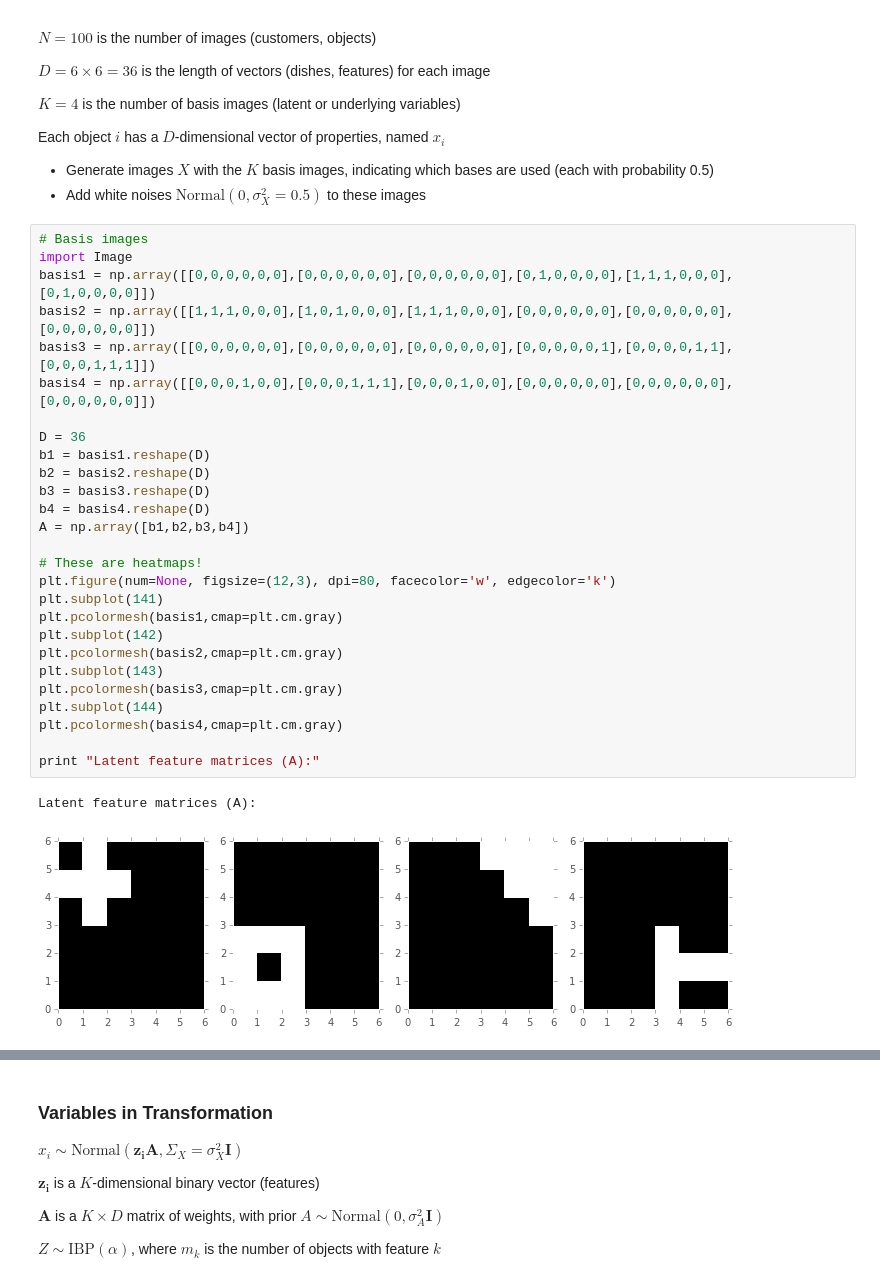
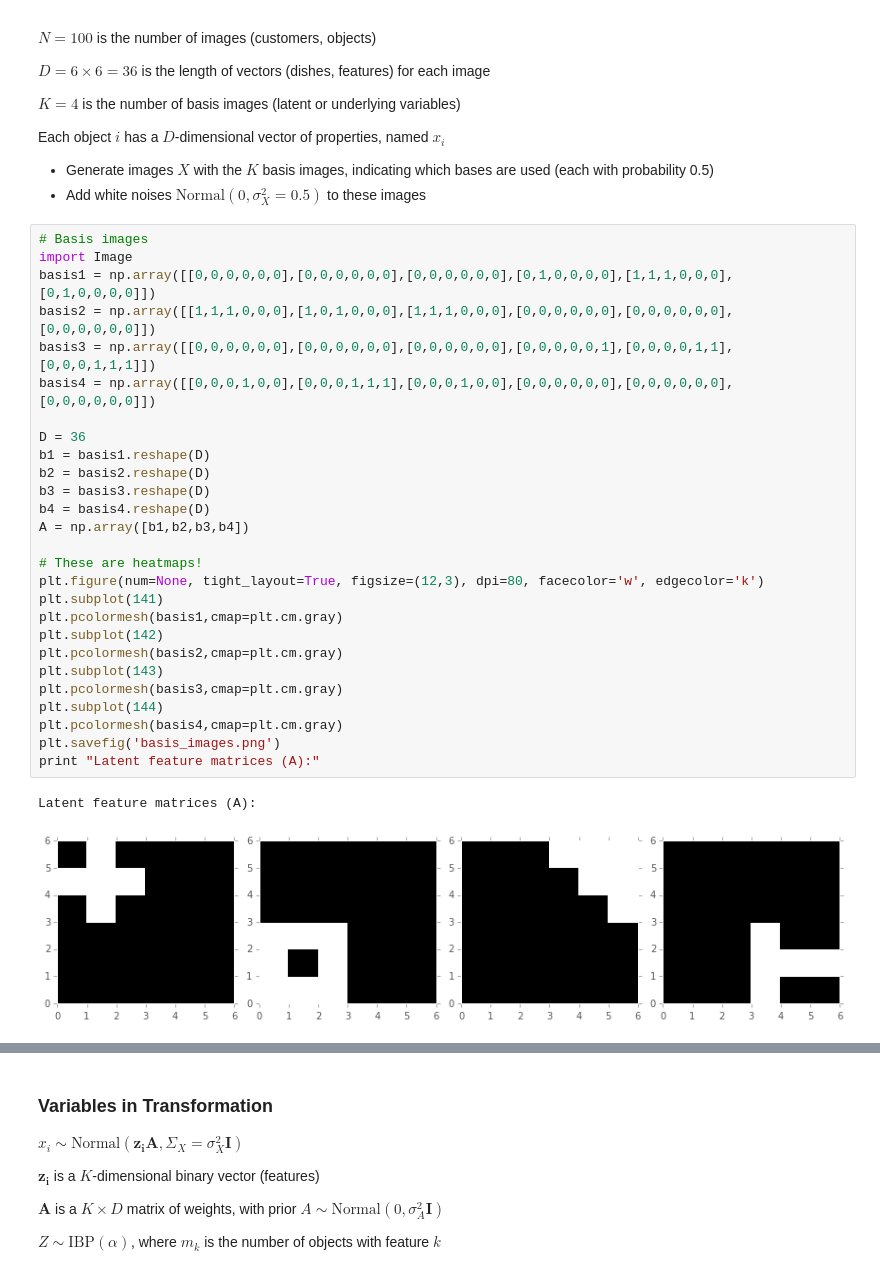
Before and after one commit to star1327p/STA663-Christine-Chai-Final-Project, a Jupyter notebook: Initial_Code-Revised.ipynb, the cells around one changed output, grey strips where cells are left out. Saved outputs shown, nothing was run; the diff lists cells and outputs as text.

Commit message:
Added image save-to-file code

```diff
--- a/Initial_Code-Revised.ipynb
+++ b/Initial_Code-Revised.ipynb
@@ -93,33 +93,33 @@ Each object $i$ has a $D$-dimensional vector of properties, named $x_i$
 # %%
 # Basis images
 import Image
 basis1 = np.array([[0,0,0,0,0,0],[0,0,0,0,0,0],[0,0,0,0,0,0],[0,1,0,0,0,0],[1,1,1,0,0,0],[0,1,0,0,0,0]])
 basis2 = np.array([[1,1,1,0,0,0],[1,0,1,0,0,0],[1,1,1,0,0,0],[0,0,0,0,0,0],[0,0,0,0,0,0],[0,0,0,0,0,0]])
 basis3 = np.array([[0,0,0,0,0,0],[0,0,0,0,0,0],[0,0,0,0,0,0],[0,0,0,0,0,1],[0,0,0,0,1,1],[0,0,0,1,1,1]])
 basis4 = np.array([[0,0,0,1,0,0],[0,0,0,1,1,1],[0,0,0,1,0,0],[0,0,0,0,0,0],[0,0,0,0,0,0],[0,0,0,0,0,0]])
 
 D = 36
 b1 = basis1.reshape(D)
 b2 = basis2.reshape(D)
 b3 = basis3.reshape(D)
 b4 = basis4.reshape(D)
 A = np.array([b1,b2,b3,b4])
 
 # These are heatmaps!
-plt.figure(num=None, figsize=(12,3), dpi=80, facecolor='w', edgecolor='k')
+plt.figure(num=None, tight_layout=True, figsize=(12,3), dpi=80, facecolor='w', edgecolor='k')
 plt.subplot(141)
 plt.pcolormesh(basis1,cmap=plt.cm.gray)
 plt.subplot(142)
 plt.pcolormesh(basis2,cmap=plt.cm.gray)
 plt.subplot(143)
 plt.pcolormesh(basis3,cmap=plt.cm.gray)
 plt.subplot(144)
 plt.pcolormesh(basis4,cmap=plt.cm.gray)
-
+plt.savefig('basis_images.png')
 print "Latent feature matrices (A):"
 # %% [output]
 Latent feature matrices (A):
-[figure, old version]
+[figure, new version]
 # %%
 # Generate image data: 100 matrices of size 6*6
 N = 100
```
Also changed, not shown: parts of 2 cells of this notebook.
